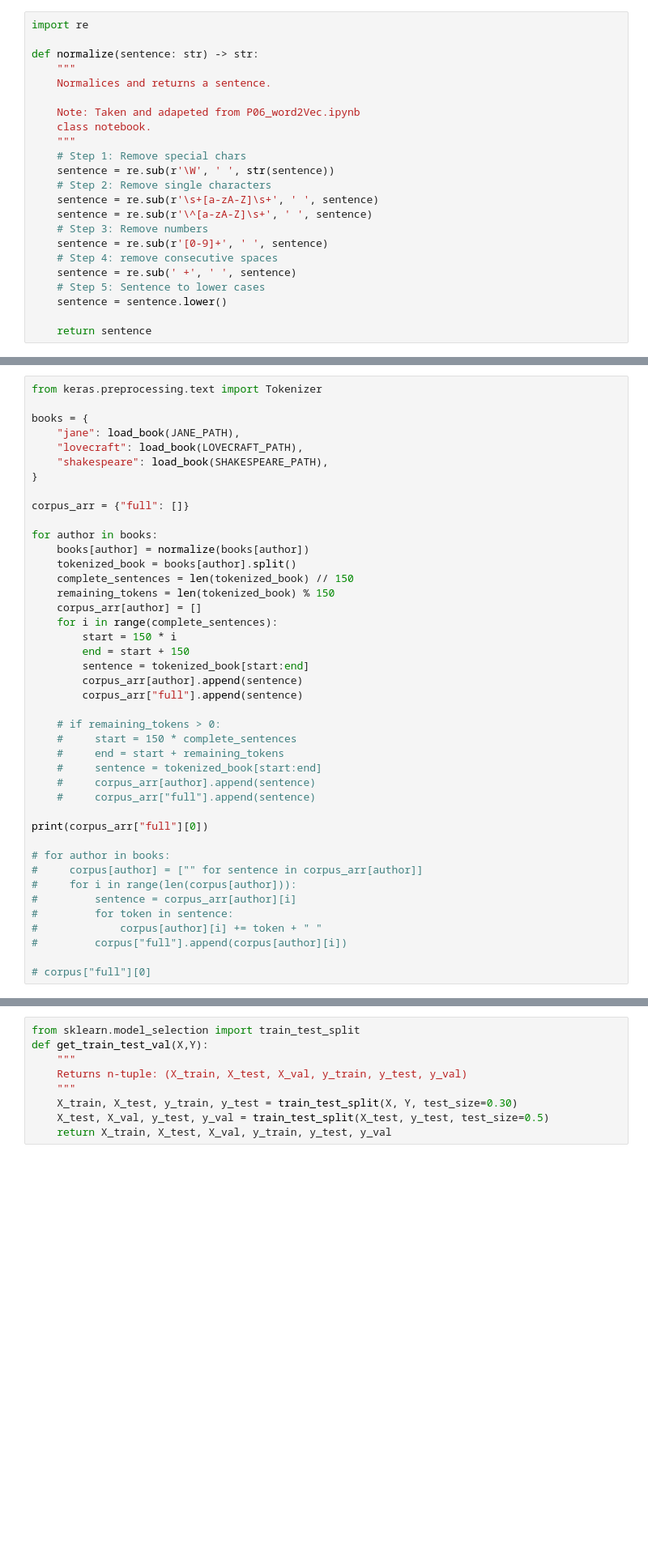
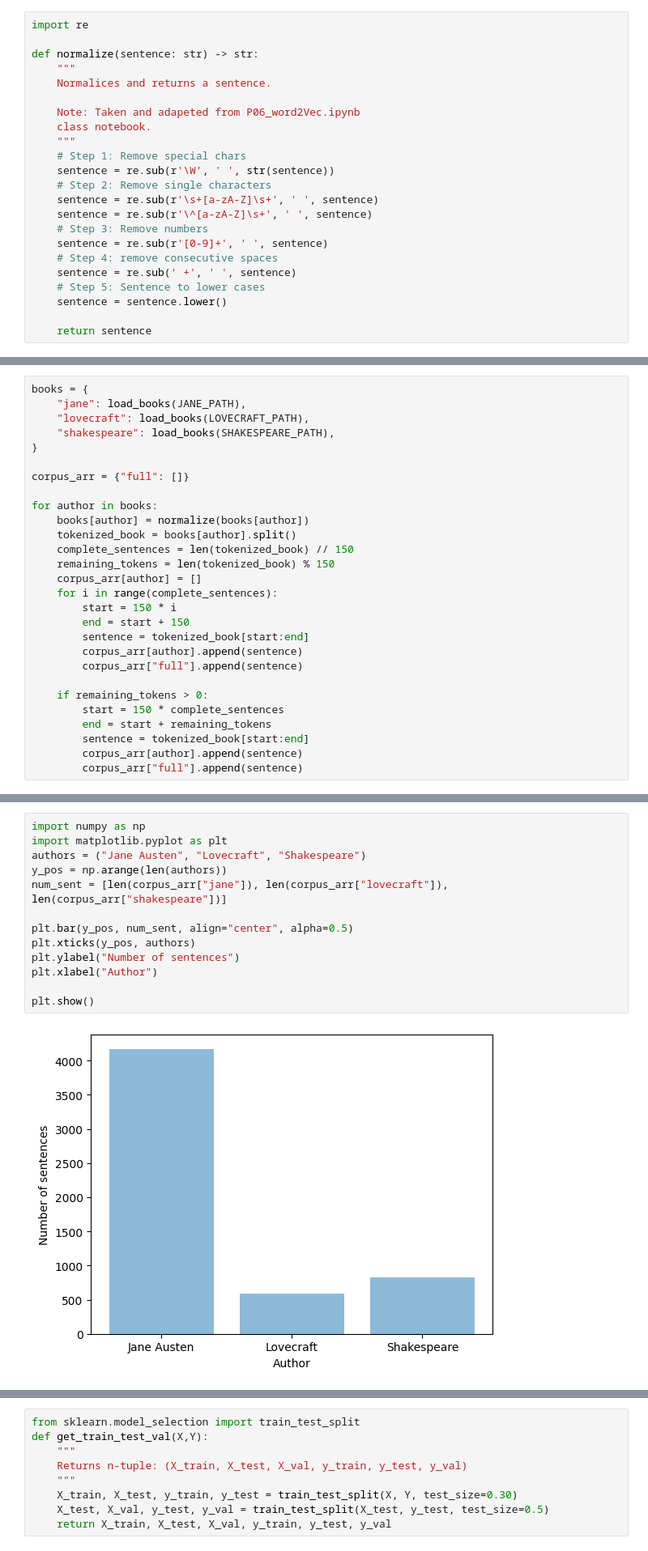
Before and after one commit to luccasrojas/NLP-Tarea4, a Jupyter notebook: src/tarea4V2.ipynb, the cells around one changed output, grey strips where cells are left out. Shown: that part at 81% size. Cells and saved outputs as stored; diff of their text form; blank space fills up the shorter version.

```diff
--- a/src/tarea4V2.ipynb
+++ b/src/tarea4V2.ipynb
@@ -41,12 +45,10 @@ def load_book(path: str) -> str:
 
     return book_str
 # %%
-from keras.preprocessing.text import Tokenizer
-
 books = {
-    "jane": load_book(JANE_PATH),
-    "lovecraft": load_book(LOVECRAFT_PATH),
-    "shakespeare": load_book(SHAKESPEARE_PATH),
+    "jane": load_books(JANE_PATH),
+    "lovecraft": load_books(LOVECRAFT_PATH),
+    "shakespeare": load_books(SHAKESPEARE_PATH),
 }
 
 corpus_arr = {"full": []}
@@ -64,22 +66,10 @@ for author in books:
         corpus_arr[author].append(sentence)
         corpus_arr["full"].append(sentence)
 
-    # if remaining_tokens > 0:
-    #     start = 150 * complete_sentences
-    #     end = start + remaining_tokens
-    #     sentence = tokenized_book[start:end]
-    #     corpus_arr[author].append(sentence)
-    #     corpus_arr["full"].append(sentence)
-
-print(corpus_arr["full"][0])
-
-# for author in books:
-#     corpus[author] = ["" for sentence in corpus_arr[author]]
-#     for i in range(len(corpus[author])):
-#         sentence = corpus_arr[author][i]
-#         for token in sentence:
-#             corpus[author][i] += token + " "
-#         corpus["full"].append(corpus[author][i])
-
-# corpus["full"][0]
+    if remaining_tokens > 0:
+        start = 150 * complete_sentences
+        end = start + remaining_tokens
+        sentence = tokenized_book[start:end]
+        corpus_arr[author].append(sentence)
+        corpus_arr["full"].append(sentence)
 # %% [output]
@@ -91,3 +97,18 @@ len(corpus_arr["full"])
+# %%
+import numpy as np
+import matplotlib.pyplot as plt
+authors = ("Jane Austen", "Lovecraft", "Shakespeare")
+y_pos = np.arange(len(authors))
+num_sent = [len(corpus_arr["jane"]), len(corpus_arr["lovecraft"]), len(corpus_arr["shakespeare"])]
+
+plt.bar(y_pos, num_sent, align="center", alpha=0.5)
+plt.xticks(y_pos, authors)
+plt.ylabel("Number of sentences")
+plt.xlabel("Author")
+
+plt.show()
+# %% [output]
+[figure, added]
 # %%
 count = 0
 tokens = {}
```
Also changed, not shown: parts of 58 cells of this notebook, 2 other files.
